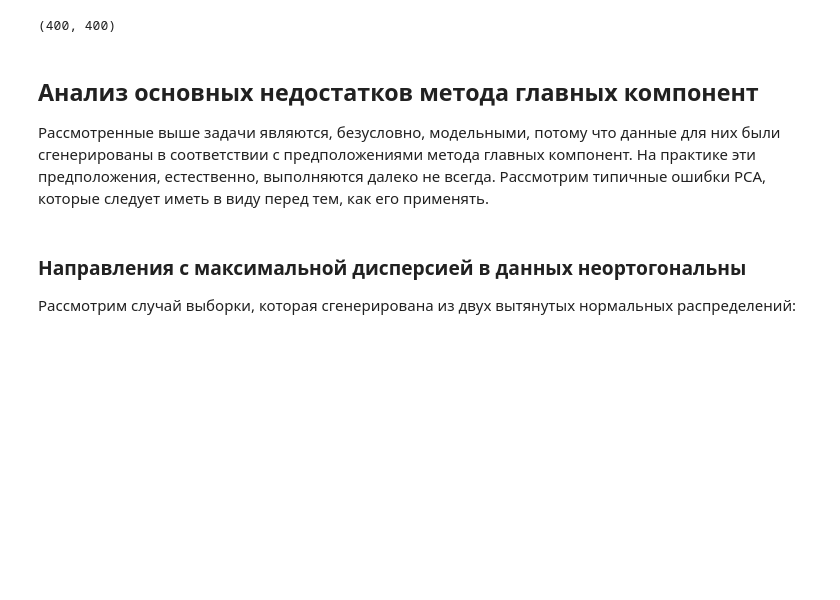
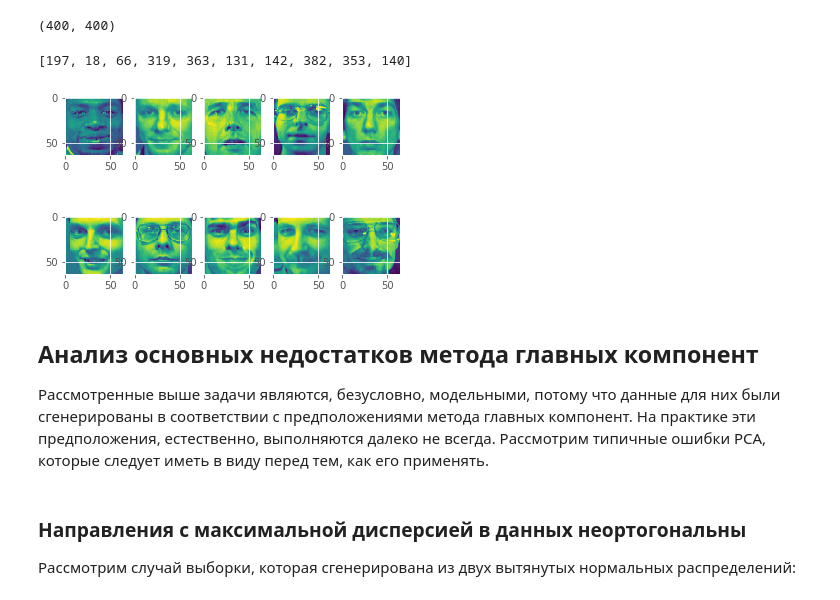
Before and after one commit to andrii-kurdiuk/MachineLearning, a Jupyter notebook: Course 3/Week 2/Solutions/PCA.ipynb, the cells around one changed output. Cells and saved outputs as stored; diff of their text form; code cells hidden in the pictures; blank space fills up the shorter version.

```diff
--- a/Course 3/Week 2/Solutions/PCA.ipynb
+++ b/Course 3/Week 2/Solutions/PCA.ipynb
@@ -512,0 +511,30 @@ first_transformed = transformed_data.iloc[:, 0:10]
+# %%
+first_transformed = transformed_data.iloc[:, 0:10]
+influence = pd.DataFrame(columns=list(first_transformed.columns), index=first_transformed.index)
+first_transformed.columns = influence.columns
+
+for idx in influence.index:
+    for column in first_transformed.columns:
+        influence[column][idx] = np.power(first_transformed[column][idx], 2) / np.sum(np.power(first_transformed.iloc[idx:idx + 1, :], 2), axis=1)[idx]
+# %%
+max_infs_idx = []
+
+for column in influence.columns:
+
+    max_inf = np.max(influence[column])
+    for idx in influence.index:
+        if influence[column][idx] == max_inf:
+            max_infs_idx.append(idx)
+
+print max_infs_idx
+# %% [output]
+[197, 18, 66, 319, 363, 131, 142, 382, 353, 140]
+# %%
+plt.figure(1)
+
+for i in range(10):
+        plt.subplot(2, 5, i + 1)
+        image = np.array(data.iloc[max_infs_idx[i]:max_infs_idx[i] + 1,:])
+        plt.imshow(image.reshape(image_shape))
+# %% [output]
+[figure, added]
```
Also changed, not shown: parts of 7 cells of this notebook, 3 other files.
